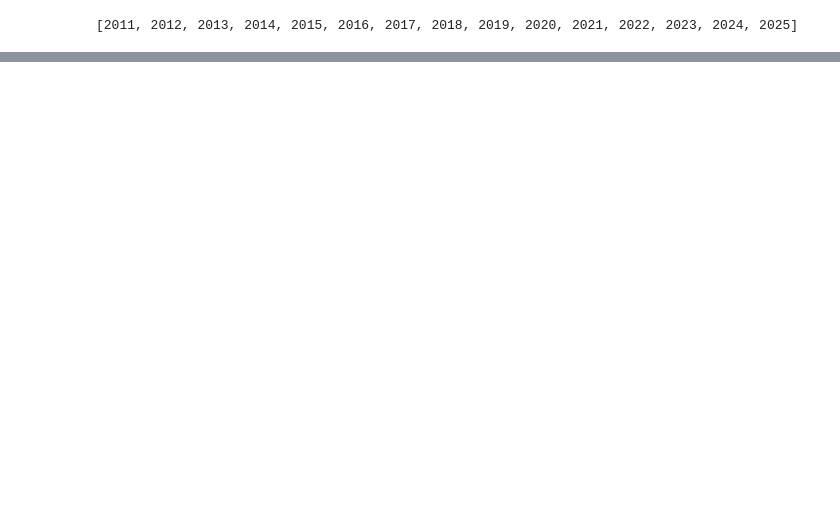
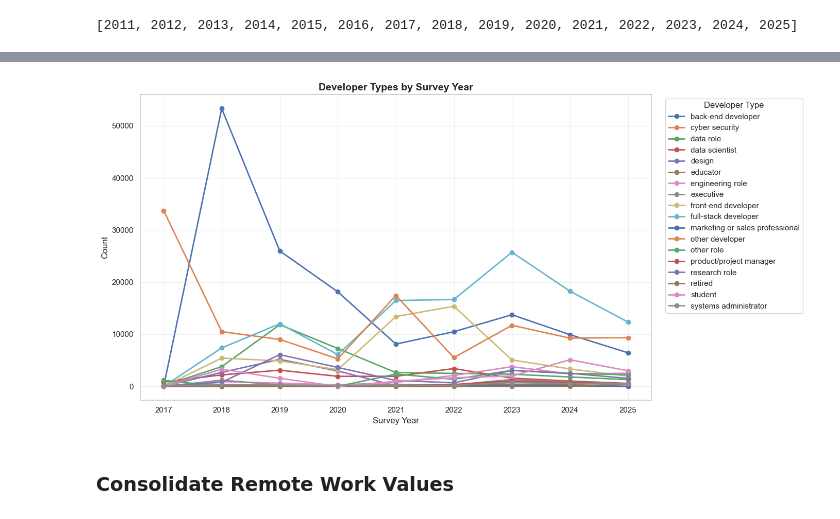
Before and after one commit to chloepar/Slack_Overflow_Survey_Exploration_DSBA6211, a Jupyter notebook: 6211_Final_Project - Data Analysis.ipynb, the cells around one changed output, grey strips where cells are left out. Saved outputs shown, nothing was run; the diff lists cells and outputs as text; code cells hidden in the pictures; blank space fills up the shorter version.

```diff
--- a/6211_Final_Project - Data Analysis.ipynb
+++ b/6211_Final_Project - Data Analysis.ipynb
@@ -133,0 +182,9 @@ plt.show()
+# %%
+# extract surveyyear and country and make a counts matrix
+cols = ['surveyyear', 'developer_type_clean']
+df_dev = combined_consolidated_df[cols].copy()
+
+# Create matrix: rows = surveyyear, cols = country, values = counts
+matrix_df_dev = pd.crosstab(df_dev['surveyyear'], df_dev['developer_type_clean']).sort_index()
+# display and optionally save
+display(matrix_df_dev)
@@ -133,0 +203,28 @@ plt.show()
+# %%
+# Create line chart for education levels over time
+dev_plot = matrix_df_dev.copy()
+
+# Convert years to numeric if possible
+years_numeric = pd.to_numeric(dev_plot.index, errors='coerce')
+if years_numeric.notna().all():
+    dev_plot.index = years_numeric
+dev_plot = dev_plot.sort_index()
+
+# Create the line chart
+sns.set(style='whitegrid')
+fig, ax = plt.subplots(figsize=(14, 7))
+
+# Plot each education level
+for col in dev_plot.columns:
+    ax.plot(dev_plot.index, dev_plot[col], marker='o', linewidth=2, label=col)
+
+ax.set_xlabel('Survey Year', fontsize=12)
+ax.set_ylabel('Count', fontsize=12)
+ax.set_title('Developer Types by Survey Year', fontsize=14, fontweight='bold')
+ax.legend(title='Developer Type', bbox_to_anchor=(1.02, 1), loc='upper left')
+ax.grid(True, alpha=0.3)
+
+plt.tight_layout()
+plt.show()
+# %% [output]
+[figure, added]
@@ -133,0 +325,2 @@ plt.show()
+# %% [markdown]
+### Consolidate Remote Work Values
```
Also changed, not shown: parts of 9 cells of this notebook.
